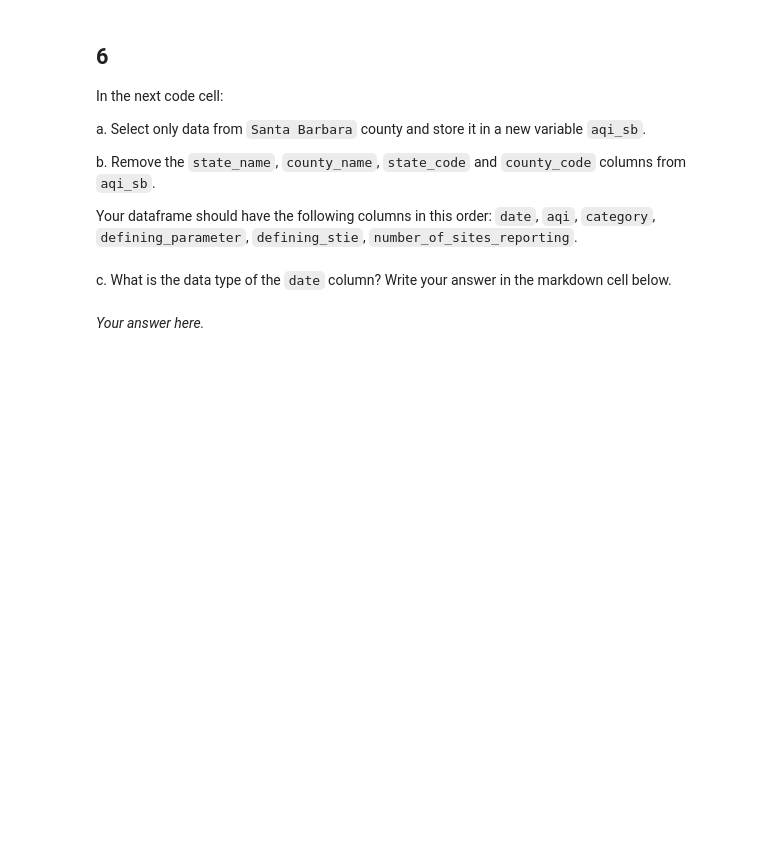
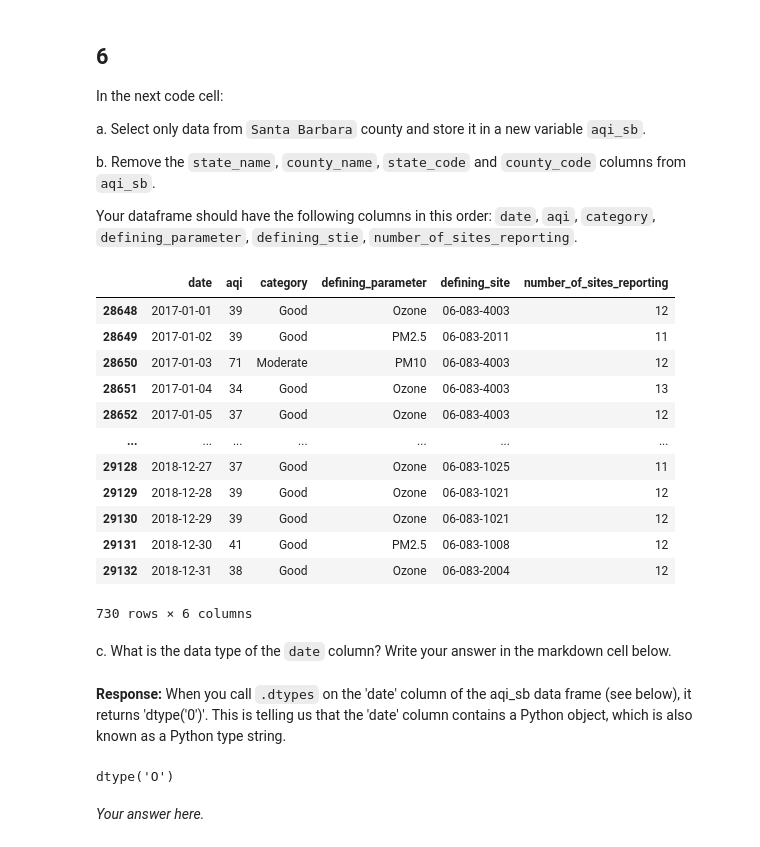
Before and after one commit to sofiasarak/eds220-hwk2, a Jupyter notebook: task3/hwk2-task3-aqi.ipynb, the cells around one changed output. Saved outputs shown, nothing was run; the diff lists cells and outputs as text; code cells hidden in the pictures; blank space fills up the shorter version.

```diff
--- a/task3/hwk2-task3-aqi.ipynb
+++ b/task3/hwk2-task3-aqi.ipynb
@@ -190,7 +229,37 @@ aqi_sb
+# %%
+# Accessing the 'county_name' column from aqi using []
+# Selecting only for rows where == "Santa Barbara" is True, out of aqi
+# And assigning to aqi_sb object
+aqi_sb = aqi[aqi['county_name'] == "Santa Barbara"]
+
+# .drop() method, supplied with a list of column names, removes the columns we do not want
+aqi_sb = aqi_sb.drop(columns = ['state_name', 'county_name', 'state_code', 'county_code'])
+aqi_sb
+# %% [output]
+|  | date | aqi | category | defining_parameter | defining_site | number_of_sites_reporting |
+| 28648 | 2017-01-01 | 39 | Good | Ozone | 06-083-4003 | 12 |
+| 28649 | 2017-01-02 | 39 | Good | PM2.5 | 06-083-2011 | 11 |
+| 28650 | 2017-01-03 | 71 | Moderate | PM10 | 06-083-4003 | 12 |
+| 28651 | 2017-01-04 | 34 | Good | Ozone | 06-083-4003 | 13 |
+| 28652 | 2017-01-05 | 37 | Good | Ozone | 06-083-4003 | 12 |
+| ... | ... | ... | ... | ... | ... | ... |
+| 29128 | 2018-12-27 | 37 | Good | Ozone | 06-083-1025 | 11 |
+| 29129 | 2018-12-28 | 39 | Good | Ozone | 06-083-1021 | 12 |
+| 29130 | 2018-12-29 | 39 | Good | Ozone | 06-083-1021 | 12 |
+| 29131 | 2018-12-30 | 41 | Good | PM2.5 | 06-083-1008 | 12 |
+| 29132 | 2018-12-31 | 38 | Good | Ozone | 06-083-2004 | 12 |
+730 rows × 6 columns
 # %%
 grader.check("q6a")
 # %% [markdown]
 
 c. What is the data type of the `date` column? Write your answer in the markdown cell below.
+# %% [markdown]
+**Response:** When you call `.dtypes` on the 'date' column of the aqi_sb data frame (see below), it returns 'dtype('0')'. This is telling us that the 'date' column contains a Python object, which is also known as a Python type string.
+# %%
+# Applying the .dtypes attribute on the single column 'date', of aqi_sb
+aqi_sb['date'].dtypes
+# %% [output]
+dtype('O')
 # %% [markdown]
 *Your answer here.*
```
Also changed, not shown: parts of 9 cells of this notebook.
